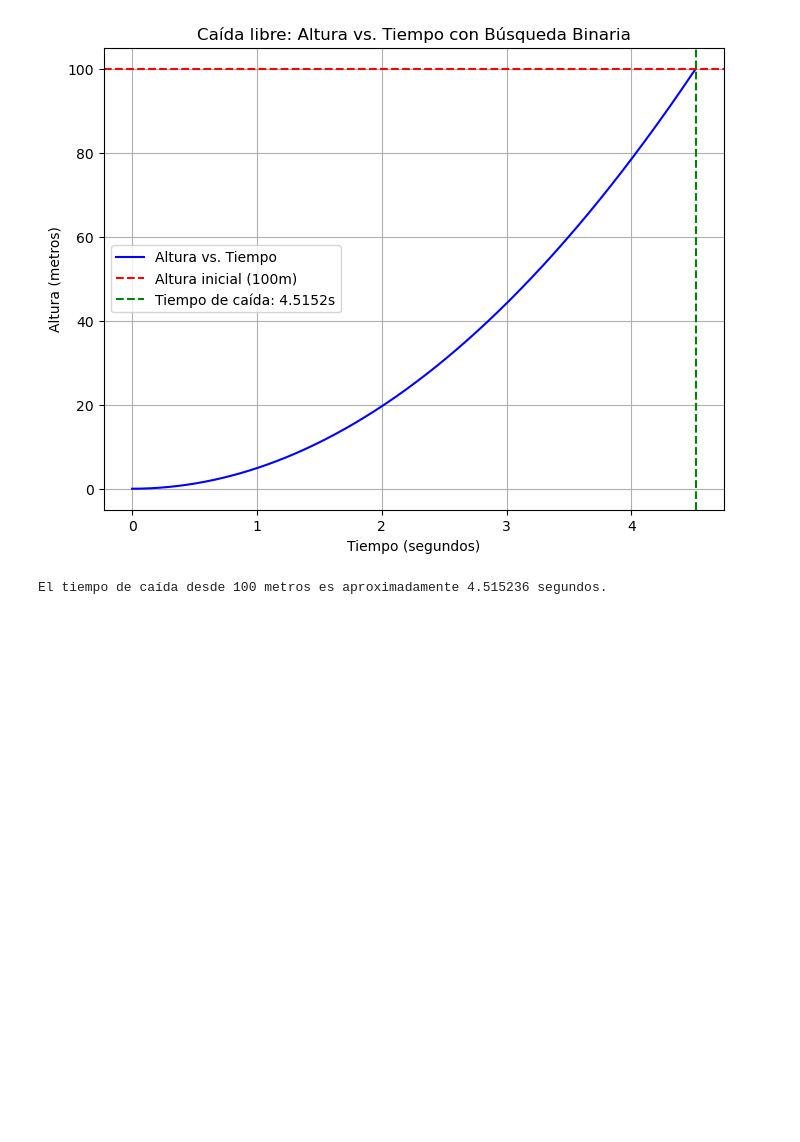
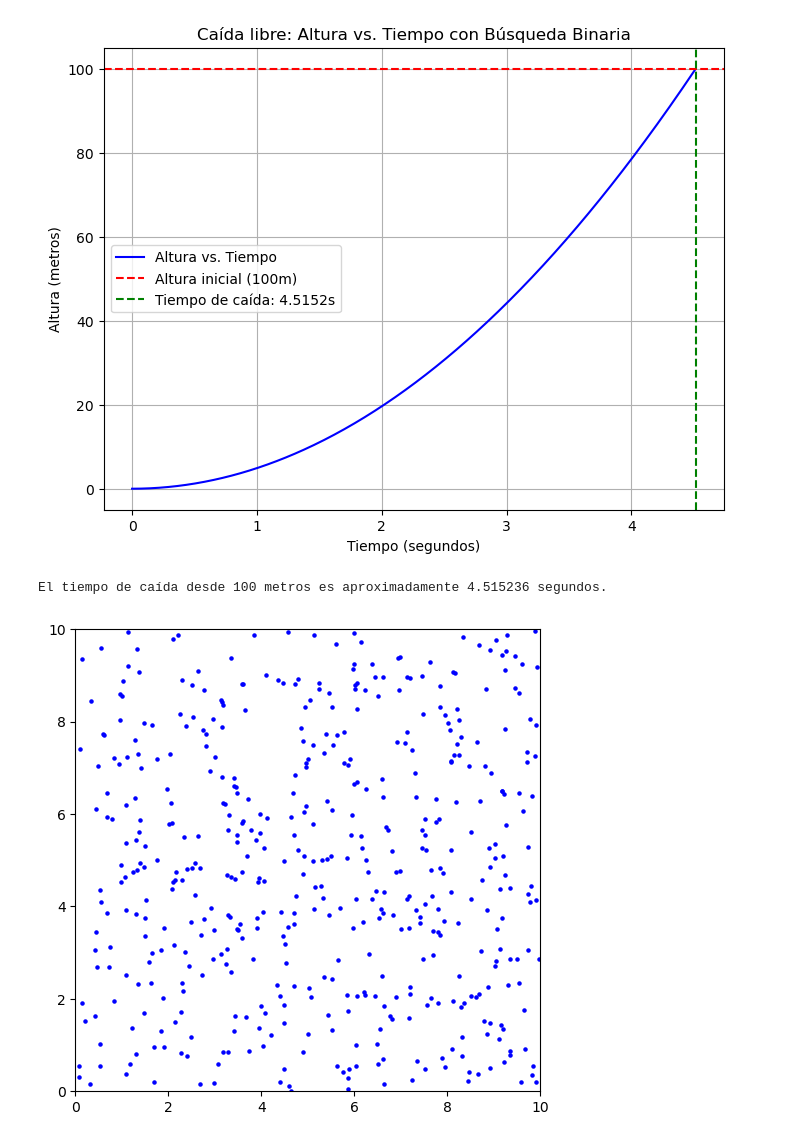
Before and after one commit to danielsh2390/Mi-primer-proyecto, a Jupyter notebook: Miprimer.ipynb, the cells around one changed output. Saved outputs shown, nothing was run; the diff lists cells and outputs as text; code cells hidden in the pictures; blank space fills up the shorter version.

```diff
--- a/Miprimer.ipynb
+++ b/Miprimer.ipynb
@@ -403,3 +403,51 @@ print(f"El tiempo de caída desde {altura_objeto} metros es aproximadamente {tie
 # %% [output]
 [figure]
 El tiempo de caída desde 100 metros es aproximadamente 4.515236 segundos.
+# %%
+import numpy as np
+import matplotlib.pyplot as plt
+import matplotlib.animation as animation
+
+# Número de partículas
+num_particles = 500
+# Tamaño del área (puede simular el área del recipiente)
+width, height = 10, 10
+
+# Inicialización de las posiciones y velocidades de las partículas
+positions = np.random.rand(num_particles, 2) * [width, height]
+velocities = np.random.randn(num_particles, 2) * 0.1  # velocidad inicial aleatoria
+
+# Parámetros de la simulación
+time_step = 0.05  # paso de tiempo
+gravity = np.array([0, -0.1])  # gravedad (efecto hacia abajo)
+
+# Función para actualizar las posiciones de las partículas
+def update_particles(frame_num):
+    global positions, velocities
+    # Actualización de velocidades por gravedad
+    velocities += gravity * time_step
+    # Actualización de posiciones
+    positions += velocities * time_step
+
+    # Colisión con los bordes
+    for i in range(num_particles):
+        if positions[i, 0] <= 0 or positions[i, 0] >= width:  # colisión horizontal
+            velocities[i, 0] *= -1
+        if positions[i, 1] <= 0 or positions[i, 1] >= height:  # colisión vertical
+            velocities[i, 1] *= -1
+
+    # Actualizar la visualización
+    scat.set_offsets(positions)
+
+# Crear la figura para la animación
+fig, ax = plt.subplots(figsize=(6, 6))
+ax.set_xlim(0, width)
+ax.set_ylim(0, height)
+scat = ax.scatter(positions[:, 0], positions[:, 1], c='blue', s=5)
+
+# Crear la animación
+ani = animation.FuncAnimation(fig, update_particles, frames=200, interval=50)
+
+plt.show()
+# %% [output]
+[figure, added]
```
Also changed, not shown: parts of 2 cells of this notebook.
